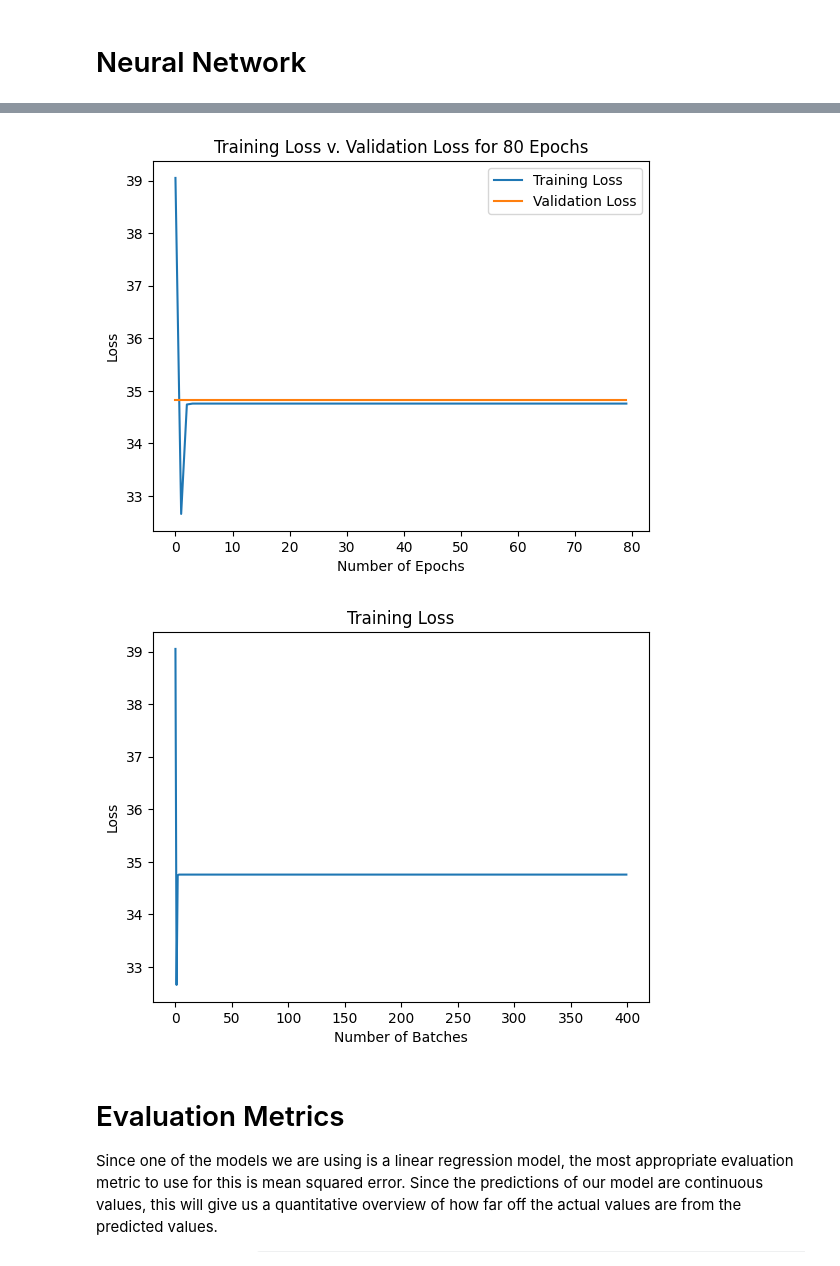
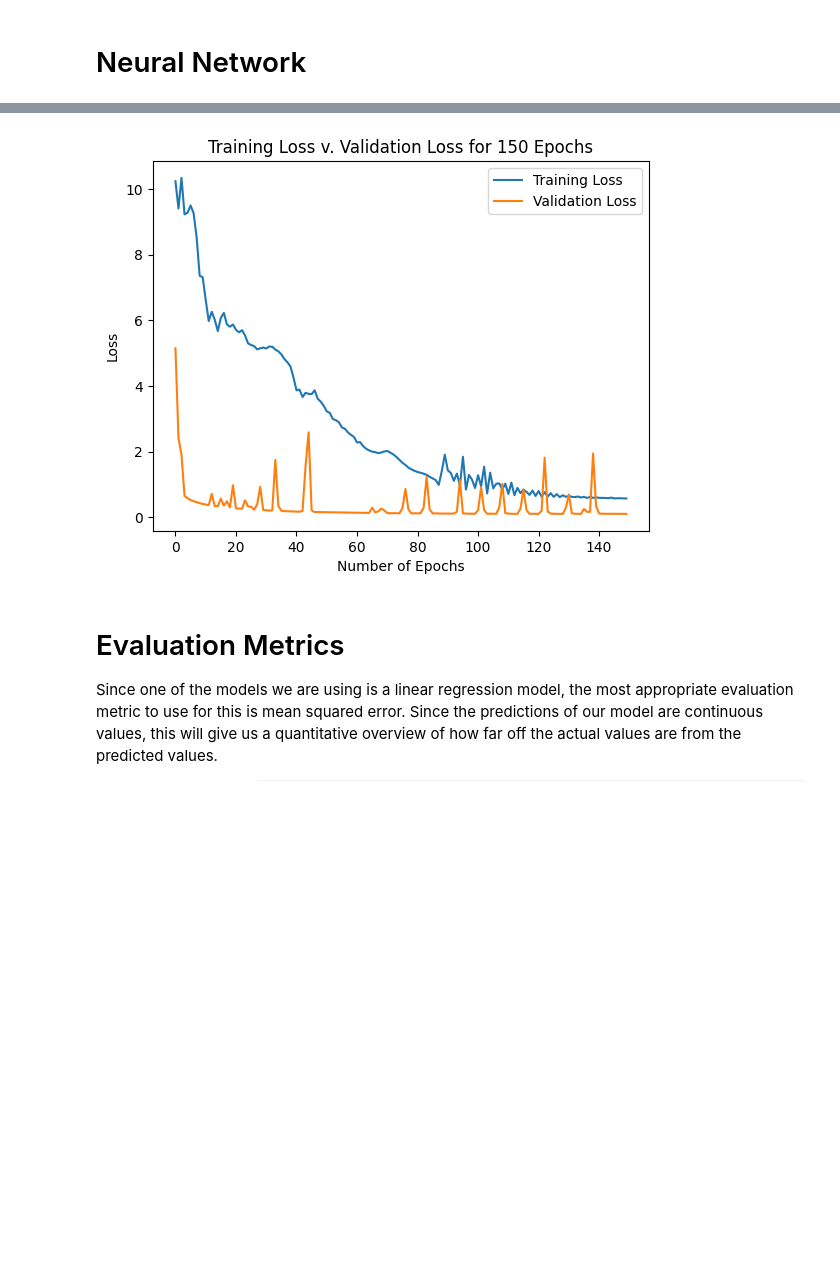
Before and after one commit to COGS118A/Group003-Wi23, a Jupyter notebook: CheckpointGroup003-Wi23.ipynb, the cells around one changed output, grey strips where cells are left out. Saved outputs shown, nothing was run; the diff lists cells and outputs as text; code cells hidden in the pictures; some formulas as TeX source; blank space fills up the shorter version.

```diff
--- a/CheckpointGroup003-Wi23.ipynb
+++ b/CheckpointGroup003-Wi23.ipynb
@@ -248,8 +238,8 @@ class Data(Dataset):
         return self.len
 
 # Establish fixed settings for the nueral network
-batch_size = 150
-num_epochs = 80
+batch_size = 300
+num_epochs = 150
 learning_rate = 0.001
 num_classes = 1
 input_size = (X_train.shape[1])
@@ -350,16 +332,17 @@ for epoch in range(num_epochs):
         # Evaluate accuracy using training loss
         model.eval()
         y_pred = model(neural_X_train)
-        mse = float(loss_func(y_pred, neural_y_train))
-        training_losses.append(mse)
-        if (i+1) % 10 == 0:
-            print (f'Epoch [{epoch+1}/{num_epochs}], Batch [{i+1}/{n_total_batches}], Training Loss: {mse:.4f}')
+        train_mse = float(loss_func(y_pred, neural_y_train)/3)
+        training_losses.append(train_mse)
 
     # Evaluate accuracy using validation loss
     model.eval()
     y_pred = model(neural_X_test)
-    mse = float(loss_func(y_pred, neural_y_test))
+    mse = float(loss_func(y_pred, neural_y_test)/3)
     validation_losses.append(mse)
+
+    if (epoch+1) % 10 == 0:
+            print (f'Epoch [{epoch+1}/{num_epochs}], Training Loss: {train_mse:.4f}, Validation Loss: {mse:.4f}')
 
     # Identify the weights that produce the lowest validation loss
     if(mse < optimal_mse):
@@ -369,7 +352,6 @@ for epoch in range(num_epochs):
 # Store the optimal weights and print the error with those weights
 model.load_state_dict(optimal_weights)
 print("Optimal MSE: %.2f" % optimal_mse)
-print("Optimal RMSE: %.2f" % np.sqrt(optimal_mse))
 
 # Plot the training loss and validation loss against each other
 plt.plot(training_losses[0:num_epochs], label = "Training Loss")
@@ -379,11 +361,4 @@ plt.xlabel("Number of Epochs")
 plt.ylabel("Loss")
 plt.title("Training Loss v. Validation Loss for {} Epochs".format(num_epochs))
 plt.show()
-
-# Plot the training loss over batches to show convergance
-plt.plot(training_losses[0:400], label = "Training Loss")
-plt.xlabel("Number of Batches")
-plt.ylabel("Loss")
-plt.title("Training Loss")
-plt.show()
 # %% [output]
@@ -407,5 +381,4 @@ Optimal RMSE: 5.90
-[figure, old version]
+[figure, new version]
-[figure, removed]
 # %% [markdown]
 # Evaluation Metrics
 
```
Also changed, not shown: parts of 7 cells of this notebook.
